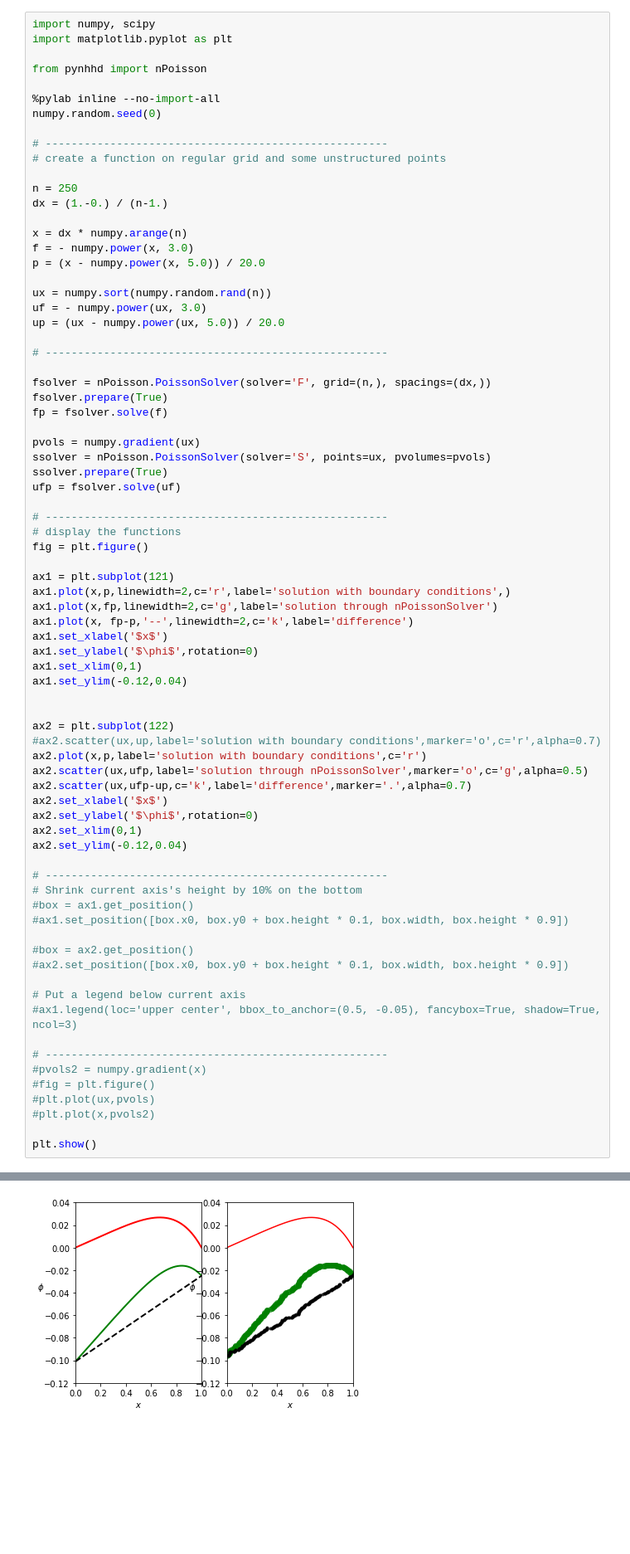
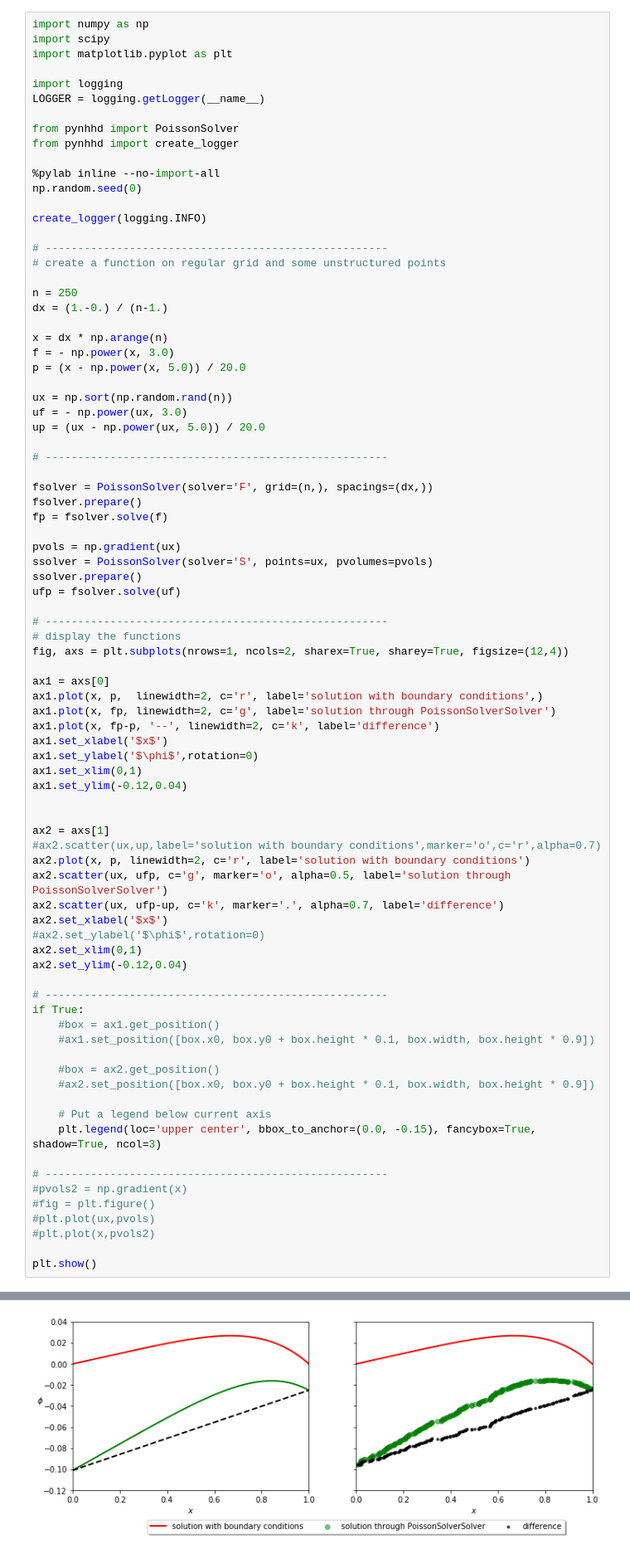
Before and after one commit to bhatiaharsh/naturalHHD, a Jupyter notebook: pynhhd-v1.1/examples/ex-poisson1d.ipynb, the cells around one changed output, grey strips where cells are left out. Shown at 83% size. Saved outputs shown, nothing was run; the diff lists cells and outputs as text; blank space fills up the shorter version.

```diff
--- a/pynhhd-v1.1/examples/ex-poisson1d.ipynb
+++ b/pynhhd-v1.1/examples/ex-poisson1d.ipynb
@@ -1,11 +1,18 @@
 # %%
-import numpy, scipy
+import numpy as np
+import scipy
 import matplotlib.pyplot as plt
 
-from pynhhd import nPoisson
+import logging
+LOGGER = logging.getLogger(__name__)
+
+from pynhhd import PoissonSolver
+from pynhhd import create_logger
 
 %pylab inline --no-import-all
-numpy.random.seed(0)
+np.random.seed(0)
+
+create_logger(logging.INFO)
 
 # -----------------------------------------------------
 # create a function on regular grid and some unstructured points
@@ -13,62 +20,62 @@ numpy.random.seed(0)
 n = 250
 dx = (1.-0.) / (n-1.)
 
-x = dx * numpy.arange(n)
-f = - numpy.power(x, 3.0)
-p = (x - numpy.power(x, 5.0)) / 20.0
+x = dx * np.arange(n)
+f = - np.power(x, 3.0)
+p = (x - np.power(x, 5.0)) / 20.0
 
-ux = numpy.sort(numpy.random.rand(n))
-uf = - numpy.power(ux, 3.0)
-up = (ux - numpy.power(ux, 5.0)) / 20.0
+ux = np.sort(np.random.rand(n))
+uf = - np.power(ux, 3.0)
+up = (ux - np.power(ux, 5.0)) / 20.0
 
 # -----------------------------------------------------
 
-fsolver = nPoisson.PoissonSolver(solver='F', grid=(n,), spacings=(dx,))
-fsolver.prepare(True)
+fsolver = PoissonSolver(solver='F', grid=(n,), spacings=(dx,))
+fsolver.prepare()
 fp = fsolver.solve(f)
 
-pvols = numpy.gradient(ux)
-ssolver = nPoisson.PoissonSolver(solver='S', points=ux, pvolumes=pvols)
-ssolver.prepare(True)
+pvols = np.gradient(ux)
+ssolver = PoissonSolver(solver='S', points=ux, pvolumes=pvols)
+ssolver.prepare()
 ufp = fsolver.solve(uf)
 
 # -----------------------------------------------------
 # display the functions
-fig = plt.figure()
+fig, axs = plt.subplots(nrows=1, ncols=2, sharex=True, sharey=True, figsize=(12,4))
 
-ax1 = plt.subplot(121)
-ax1.plot(x,p,linewidth=2,c='r',label='solution with boundary conditions',)
-ax1.plot(x,fp,linewidth=2,c='g',label='solution through nPoissonSolver')
-ax1.plot(x, fp-p,'--',linewidth=2,c='k',label='difference')
+ax1 = axs[0]
+ax1.plot(x, p,  linewidth=2, c='r', label='solution with boundary conditions',)
+ax1.plot(x, fp, linewidth=2, c='g', label='solution through PoissonSolverSolver')
+ax1.plot(x, fp-p, '--', linewidth=2, c='k', label='difference')
 ax1.set_xlabel('$x$')
 ax1.set_ylabel('$\phi$',rotation=0)
 ax1.set_xlim(0,1)
 ax1.set_ylim(-0.12,0.04)
 
 
-ax2 = plt.subplot(122)
+ax2 = axs[1]
 #ax2.scatter(ux,up,label='solution with boundary conditions',marker='o',c='r',alpha=0.7)
-ax2.plot(x,p,label='solution with boundary conditions',c='r')
-ax2.scatter(ux,ufp,label='solution through nPoissonSolver',marker='o',c='g',alpha=0.5)
-ax2.scatter(ux,ufp-up,c='k',label='difference',marker='.',alpha=0.7)
+ax2.plot(x, p, linewidth=2, c='r', label='solution with boundary conditions')
+ax2.scatter(ux, ufp, c='g', marker='o', alpha=0.5, label='solution through PoissonSolverSolver')
+ax2.scatter(ux, ufp-up, c='k', marker='.', alpha=0.7, label='difference')
 ax2.set_xlabel('$x$')
-ax2.set_ylabel('$\phi$',rotation=0)
+#ax2.set_ylabel('$\phi$',rotation=0)
 ax2.set_xlim(0,1)
 ax2.set_ylim(-0.12,0.04)
 
 # -----------------------------------------------------
-# Shrink current axis's height by 10% on the bottom
-#box = ax1.get_position()
-#ax1.set_position([box.x0, box.y0 + box.height * 0.1, box.width, box.height * 0.9])
+if True:
+    #box = ax1.get_position()
+    #ax1.set_position([box.x0, box.y0 + box.height * 0.1, box.width, box.height * 0.9])
 
-#box = ax2.get_position()
-#ax2.set_position([box.x0, box.y0 + box.height * 0.1, box.width, box.height * 0.9])
+    #box = ax2.get_position()
+    #ax2.set_position([box.x0, box.y0 + box.height * 0.1, box.width, box.height * 0.9])
 
-# Put a legend below current axis
-#ax1.legend(loc='upper center', bbox_to_anchor=(0.5, -0.05), fancybox=True, shadow=True, ncol=3)
+    # Put a legend below current axis
+    plt.legend(loc='upper center', bbox_to_anchor=(0.0, -0.15), fancybox=True, shadow=True, ncol=3)
 
 # -----------------------------------------------------
-#pvols2 = numpy.gradient(x)
+#pvols2 = np.gradient(x)
 #fig = plt.figure()
 #plt.plot(ux,pvols)
 #plt.plot(x,pvols2)
@@ -91 +86 @@ Poisson solver initialized  [[ elapsed time: 0.005 sec. ]]
-[figure, old version]
+[figure, new version]
```
Also changed, not shown: parts of 1 cell of this notebook, 16 other files.
